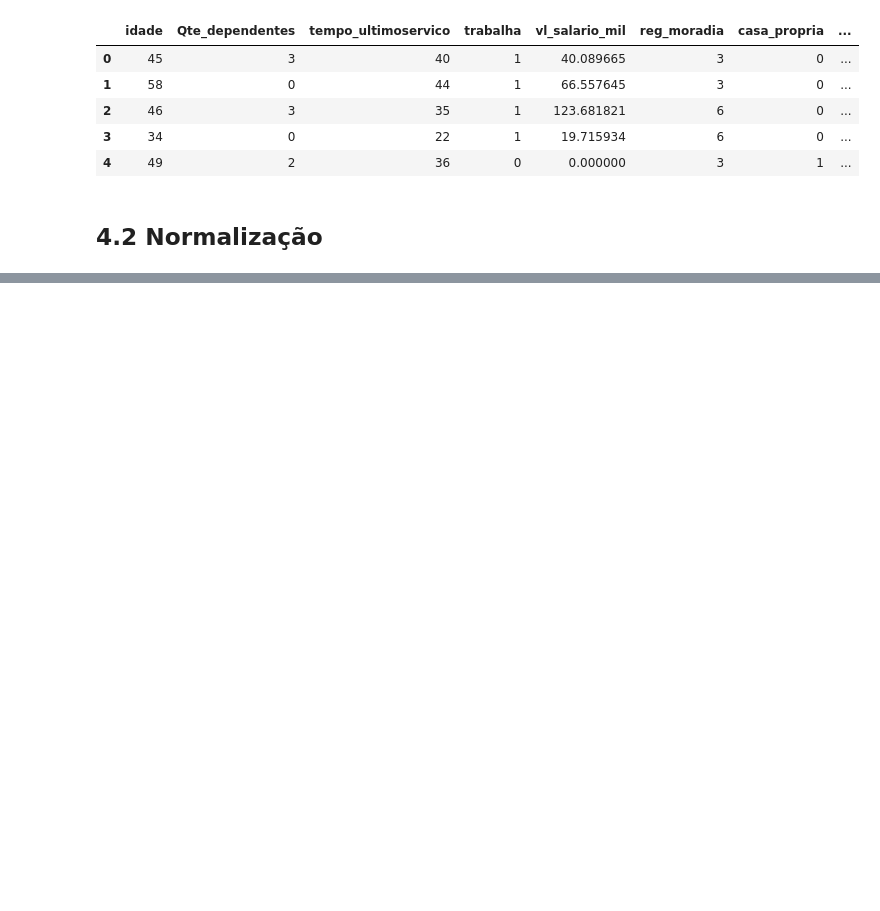
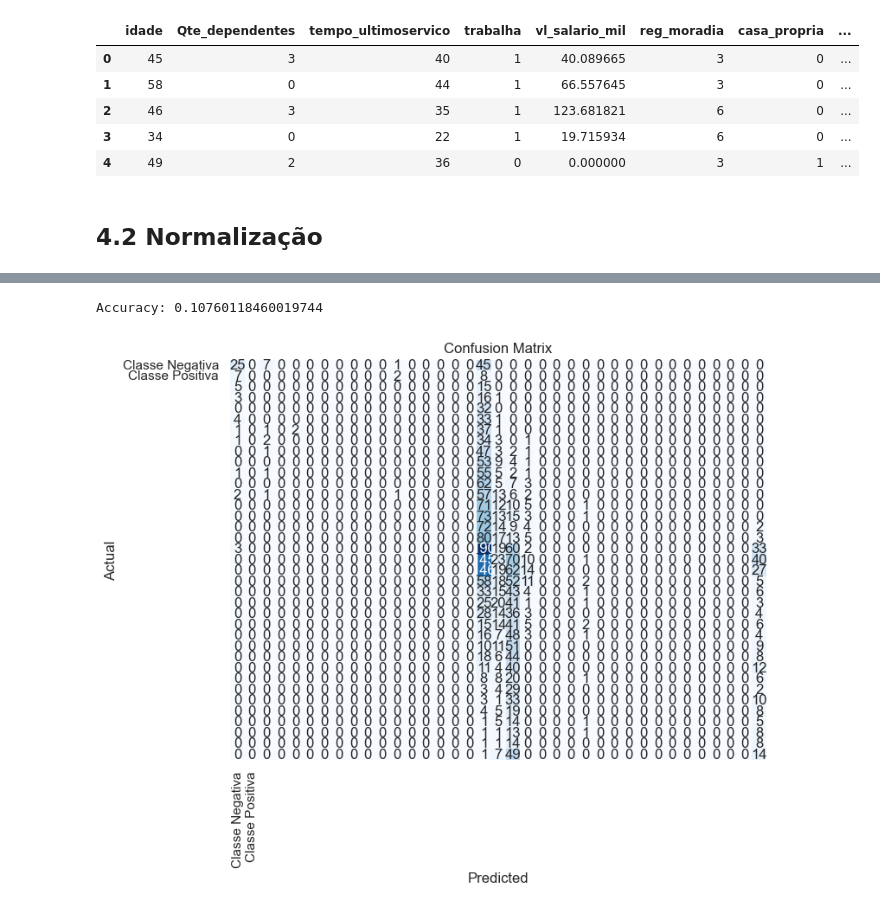
Before and after one commit to rrmoreira/trabalho-feature-engineering, a Jupyter notebook: trabalho_integradov1.1.ipynb, the cells around one changed output, grey strips where cells are left out. Saved outputs shown, nothing was run; the diff lists cells and outputs as text; code cells hidden in the pictures; blank space fills up the shorter version.

```diff
--- a/trabalho_integradov1.1.ipynb
+++ b/trabalho_integradov1.1.ipynb
@@ -419,0 +424,5 @@ X_train.head(), X_test.head()
+# %%
+chi2_selector = SelectKBest(chi2, k=5)
+X_kbest = chi2_selector.fit_transform(X_encoded, y)
+selected_features = X_encoded.columns[chi2_selector.get_support()]
+print("Selected Features: ", selected_features)
@@ -419,0 +503,5 @@ X_train.head(), X_test.head()
+# %%
+X_kbest_train, X_kbest_test, y_train, y_test = train_test_split(X_kbest, y, test_size=0.3, random_state=42)
+model_kbest = LogisticRegression()
+model_kbest.fit(X_kbest_train, y_train)
+y_pred_kbest = model_kbest.predict(X_kbest_test)
@@ -419,0 +516,20 @@ X_train.head(), X_test.head()
+# %%
+# Supondo que y são os valores reais e y_pred_kbest são as previsões do modelo
+accuracy = accuracy_score(y_test, y_pred_kbest)
+conf_matrix = confusion_matrix(y_test, y_pred_kbest)
+
+# Exibindo a acurácia
+print("Accuracy:", accuracy)
+
+# Plotando a matriz de confusão
+plt.figure(figsize=(8, 6))
+sns.heatmap(conf_matrix, annot=True, fmt='d', cmap='Blues', cbar=False,
+            xticklabels=['Classe Negativa', 'Classe Positiva'],
+            yticklabels=['Classe Negativa', 'Classe Positiva'])
+plt.title('Confusion Matrix')
+plt.xlabel('Predicted')
+plt.ylabel('Actual')
+plt.show()
+# %% [output]
+Accuracy: 0.10760118460019744
+[figure, added]
```
Also changed, not shown: parts of 48 cells of this notebook.
